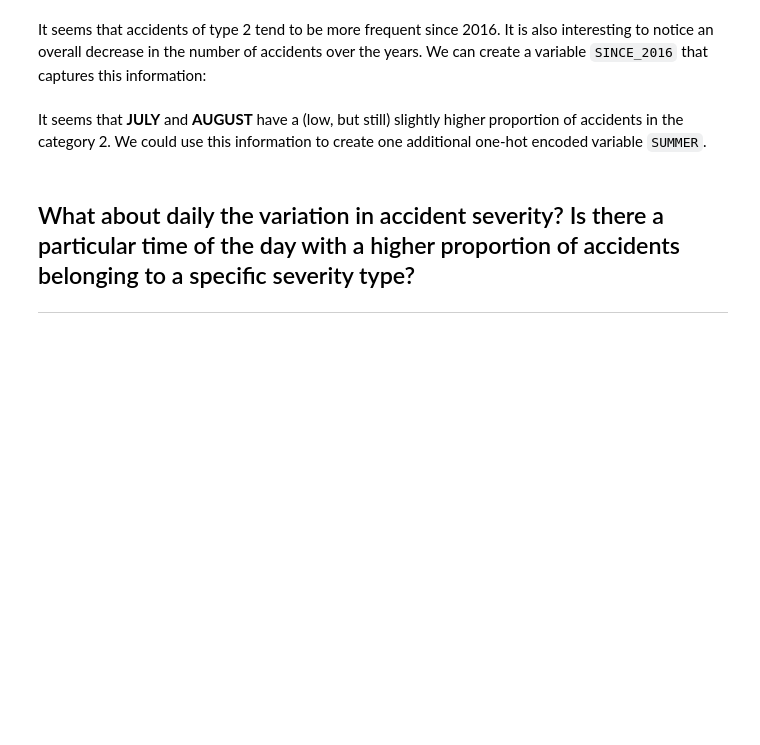
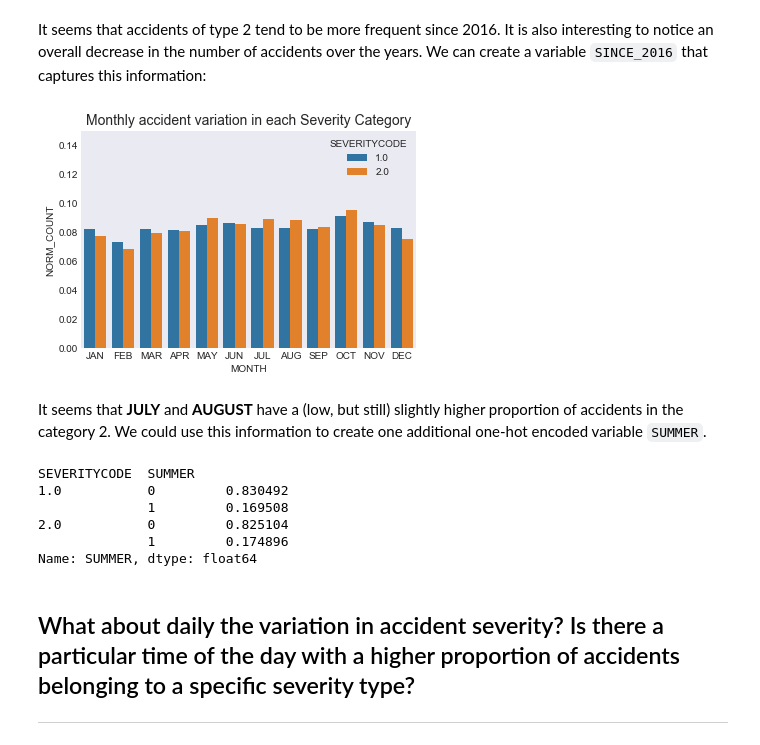
Before and after one commit to joseferncruz/coursera-capstone, a Jupyter notebook: notebooks/ibm_capstone_nb01.ipynb, the cells around one changed output. Drawn from its saved outputs; the diff is of its cells as text; code cells hidden in the pictures; blank space fills up the shorter version.

```diff
--- a/notebooks/ibm_capstone_nb01.ipynb
+++ b/notebooks/ibm_capstone_nb01.ipynb
@@ -219,6 +299,3 @@ It seems that Sector 4 and 8 have a higher proportion of accident severity 2. Th
-# %%
-df['SECTOR_4'] = df['SECTOR_ID'].apply(lambda x: 1 if x == 4 else 0)
-df['SECTOR_8'] = df['SECTOR_ID'].apply(lambda x: 1 if x == 8 else 0)
 # %% [markdown]
 ## When do events of specific severities happen more often?
 ---
@@ -257,13 +341,15 @@ df['SINCE_2016'] = df['YEAR'].apply(lambda x: 1 if x >= 2016 else 0)
 # %%
 # Extract monthly normalized count of events for each category
 result = df.groupby('SEVERITYCODE')['MONTH'].value_counts(normalize=True).to_frame('NORM_COUNT').reset_index()
 
 
 fig, ax = plt.subplots()
 sns.barplot(x='MONTH', y='NORM_COUNT', data=result, hue='SEVERITYCODE', ax=ax)
 
 month_labels = ['JAN', 'FEB', 'MAR', 'APR', 'MAY', 'JUN', 'JUL', 'AUG', 'SEP', 'OCT', 'NOV', 'DEC']
-ax.set(ylim=(0, 0.15), xticklabels=month_labels, title='Monthly Accident proportion in each Severity Category');
+ax.set(ylim=(0, 0.15), xticklabels=month_labels, title='Monthly accident variation in each Severity Category');
+# %% [output]
+[figure, added]
 # %% [markdown]
 It seems that **JULY** and **AUGUST** have a (low, but still) slightly higher proportion of accidents in the category 2. We could use this information to create one additional one-hot encoded variable `SUMMER`.
 # %%
@@ -271,6 +357,13 @@ df['SUMMER'] = df['MONTH'].apply(lambda x: 1 if x in [6, 7] else 0)
 # %%
 # Show the proportion.
 df.groupby('SEVERITYCODE')['SUMMER'].value_counts(normalize=True)
+# %% [output]
+SEVERITYCODE  SUMMER
+1.0           0         0.830492
+              1         0.169508
+2.0           0         0.825104
+              1         0.174896
+Name: SUMMER, dtype: float64
 # %% [markdown]
 ## What about daily the variation in accident severity? Is there a particular time of the day with a higher proportion of accidents belonging to a specific severity type?
 ----
```
Also changed, not shown: parts of 74 cells of this notebook.
